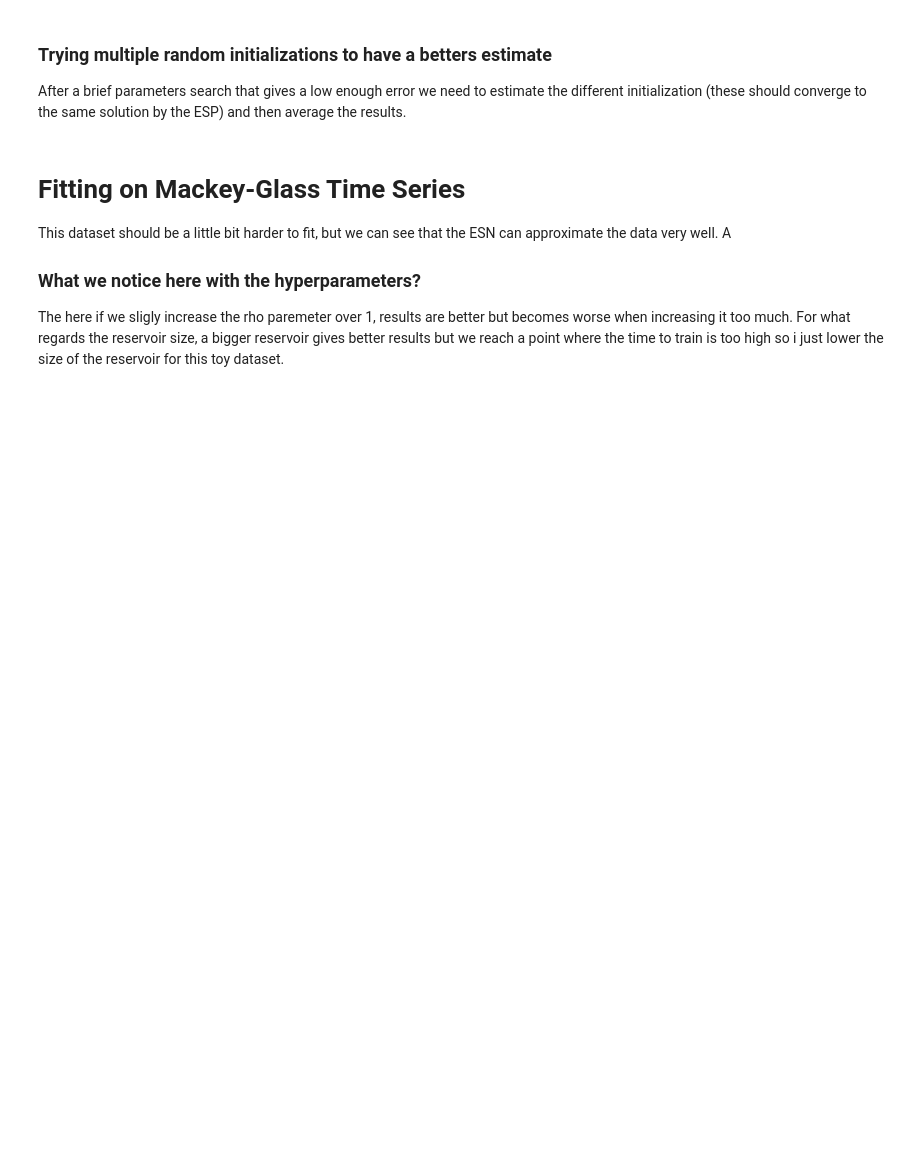
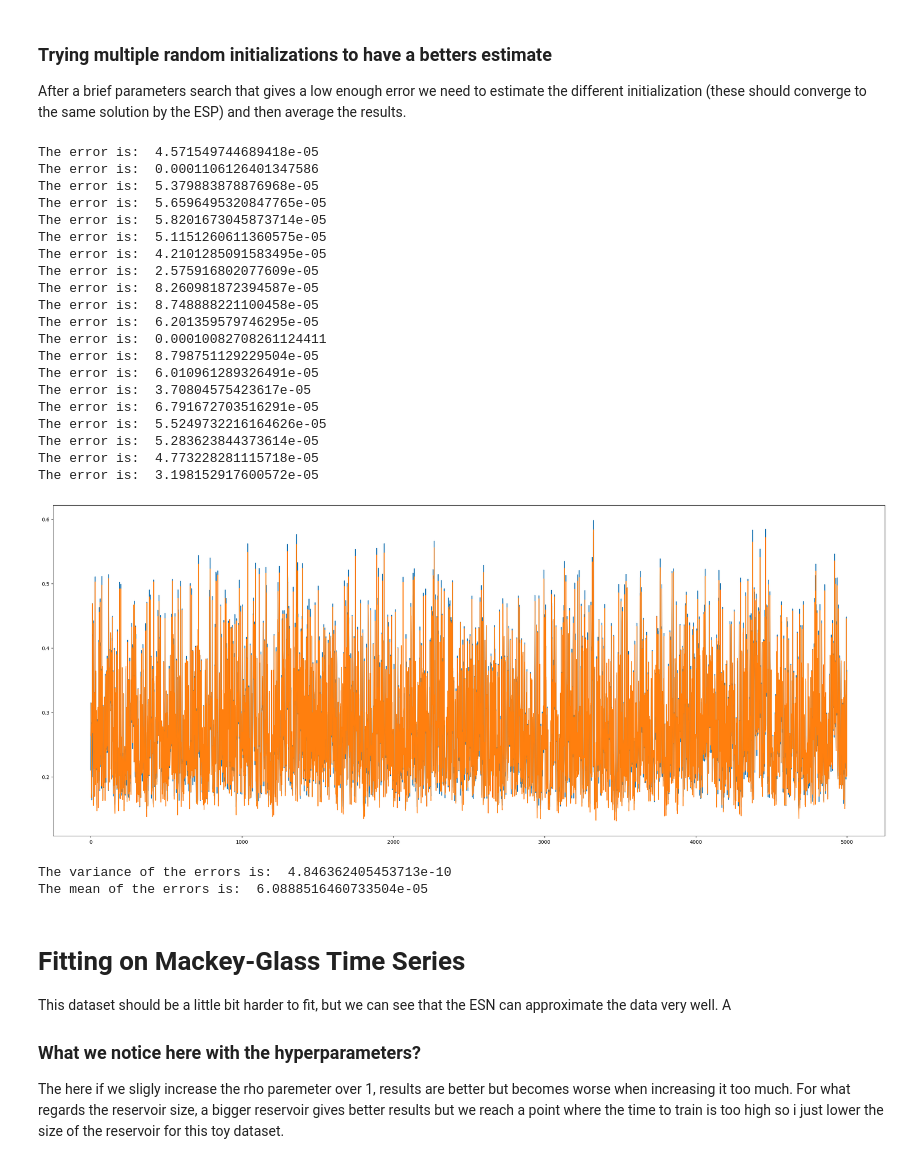
Before and after one commit to U-n-Own/UniversityNotes, a Jupyter notebook: Assignments/ComputationalNeuroscience/ThirdAssignment/EchoStateNetworks.ipynb, the cells around one changed output. Saved outputs shown, nothing was run; the diff lists cells and outputs as text; code cells hidden in the pictures; blank space fills up the shorter version.

```diff
--- a/Assignments/ComputationalNeuroscience/ThirdAssignment/EchoStateNetworks.ipynb
+++ b/Assignments/ComputationalNeuroscience/ThirdAssignment/EchoStateNetworks.ipynb
@@ -177,36 +182,61 @@ After a brief parameters search that gives a low enough error we need to estimat
 # %%
 
 washout = 500
 epochs = len(train_input)
 errors = []
 
 for i in range(20):
 
     # Restore the train output
     train_output = temp_train_output
 
-    esn = EchoStateNetwork(N_h = 1000, N_x = 1, omega_in = 1.1, rho_enforced = 1, washout = washout, alternative_method='ridge')
+    esn = EchoStateNetwork(N_h = 1000, N_x = 1, omega_in = 1.2, rho_enforced = 1.109999, washout = washout, alternative_method='ridge')
 
     # Let model go trought the data and encode it in the H states and then train our readout
     esn.fit(train_input.reshape(-1, 1), train_output, epochs=epochs)
 
     # Predict the output with test data now
     prediction = esn.predict_test(test_input.reshape(-1, 1))
 
     # Calculate the error
     error = esn.calculate_error(target=test_output, prediction=prediction)
 
     errors.append(error)
 
     print('The error is: ', error)
 
 # Plot the prediction
 esn.plot_prediction(target=test_output, prediction=prediction)
+# %% [output]
+The error is:  4.571549744689418e-05
+The error is:  0.0001106126401347586
+The error is:  5.379883878876968e-05
+The error is:  5.6596495320847765e-05
+The error is:  5.8201673045873714e-05
+The error is:  5.1151260611360575e-05
+The error is:  4.2101285091583495e-05
+The error is:  2.575916802077609e-05
+The error is:  8.260981872394587e-05
+The error is:  8.748888221100458e-05
+The error is:  6.201359579746295e-05
+The error is:  0.00010082708261124411
+The error is:  8.798751129229504e-05
+The error is:  6.010961289326491e-05
+The error is:  3.70804575423617e-05
+The error is:  6.791672703516291e-05
+The error is:  5.5249732216164626e-05
+The error is:  5.283623844373614e-05
+The error is:  4.773228281115718e-05
+The error is:  3.198152917600572e-05
+[figure, added]
 # %%
 # Calculate and print the variance of the errors
 variance = np.var(errors)
 print('The variance of the errors is: ', variance)
 print('The mean of the errors is: ', np.mean(errors))
+# %% [output]
+The variance of the errors is:  4.846362405453713e-10
+The mean of the errors is:  6.0888516460733504e-05
 # %% [markdown]
 # Fitting on Mackey-Glass Time Series
 
```
Also changed, not shown: parts of 7 cells of this notebook, 1 other file.
